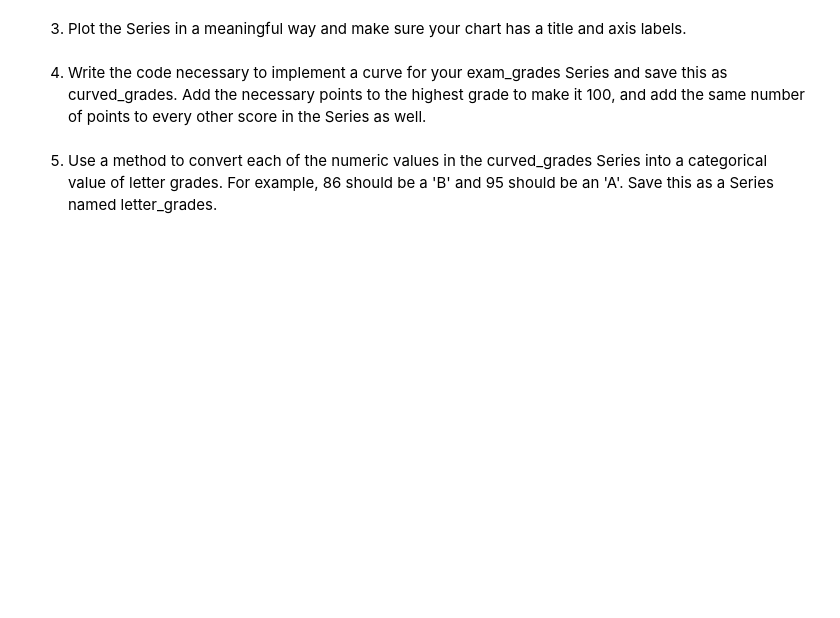
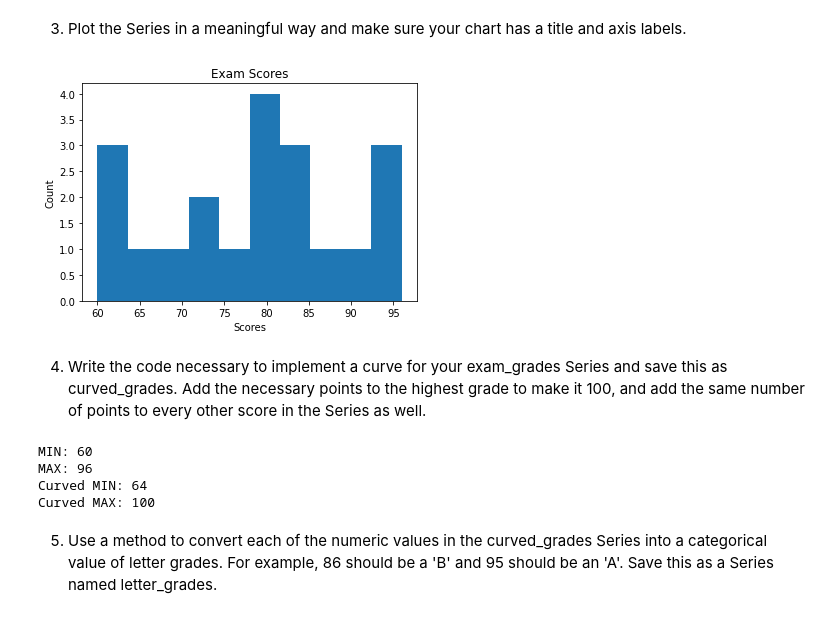
Before and after one commit to QMCBT-JustinEvans/numpy-pandas-visualization-exercises, a Jupyter notebook: pandas_series.ipynb, the cells around one changed output. Saved outputs shown, nothing was run; the diff lists cells and outputs as text; code cells hidden in the pictures; blank space fills up the shorter version.

Commit message:
UPDATE all exercises completed for grade

```diff
--- a/pandas_series.ipynb
+++ b/pandas_series.ipynb
@@ -647,3 +758,7 @@ TypeError: can only concatenate str (not "float") to str
 ### Use pandas to create a Series named exam_scores from the following list:
 
     [60, 86, 75, 62, 93, 71, 60, 83, 95, 78, 65, 72, 69, 81, 96, 80, 85, 92, 82, 78]
+# %%
+exam_scores = pd.Series([60, 86, 75, 62, 93, 71, 60, 83, 95, 78, 65, 72, 69, 81, 96, 80, 85, 92, 82, 78])
+print(exam_scores)
+type(exam_scores)
@@ -654,6 +812,25 @@ TypeError: can only concatenate str (not "float") to str
 # %% [markdown]
 3. Plot the Series in a meaningful way and make sure your chart has a title and axis labels.
+# %%
+exam_scores.plot.hist()
+plt.title('Exam Scores')
+plt.xlabel('Scores')
+plt.ylabel('Count')
+plt.show()
+# %% [output]
+[figure, added]
 # %% [markdown]
 4. Write the code necessary to implement a curve for your exam_grades Series and save this as curved_grades. Add the necessary points to the highest grade to make it 100, and add the same number of points to every other score in the Series as well.
+# %%
+curved_grades = exam_scores + (100 - exam_scores.max())
+print(f'MIN: {exam_scores.min()}')
+print(f'MAX: {exam_scores.max()}')
+print(f'Curved MIN: {curved_grades.min()}')
+print(f'Curved MAX: {curved_grades.max()}')
+# %% [output]
+MIN: 60
+MAX: 96
+Curved MIN: 64
+Curved MAX: 100
 # %% [markdown]
 5. Use a method to convert each of the numeric values in the curved_grades Series into a categorical value of letter grades. For example, 86 should be a 'B' and 95 should be an 'A'. Save this as a Series named letter_grades.
```
Also changed, not shown: parts of 26 cells of this notebook.
